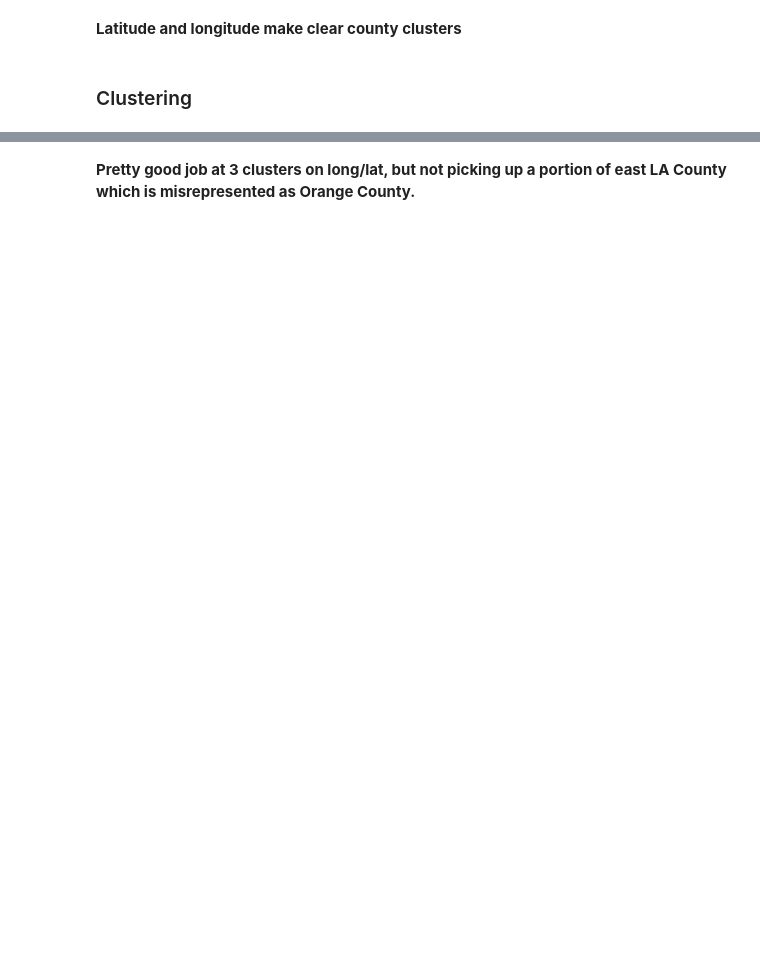
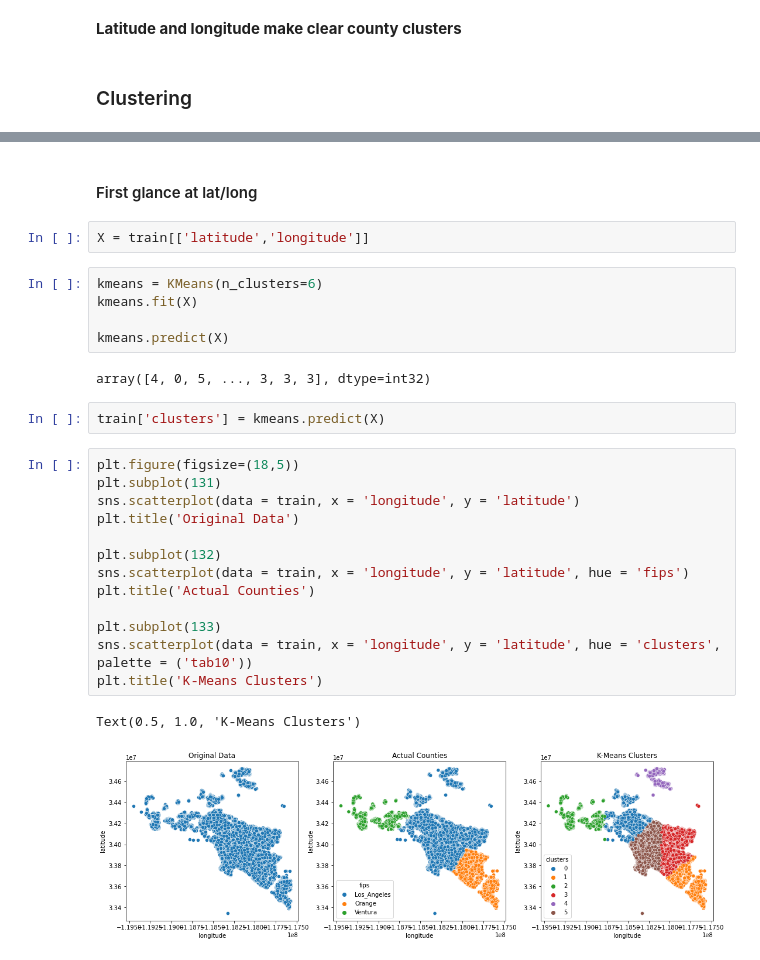
Before and after one commit to lochlynlaskowski/clustering-exercises, a Jupyter notebook: explore_zillow-project.ipynb, the cells around one changed output, grey strips where cells are left out. Cells and saved outputs as stored; diff of their text form; blank space fills up the shorter version.

```diff
--- a/explore_zillow-project.ipynb
+++ b/explore_zillow-project.ipynb
@@ -372,2 +336,29 @@ Text(0.5, 1.0, 'K-Means Clusters')
-# %% [markdown]
-**Pretty good job at 3 clusters on long/lat, but not picking up a portion of east LA County which is misrepresented as Orange County.**
+# %% [markdown]
+#### First glance at lat/long
+# %%
+X = train[['latitude','longitude']]
+# %%
+kmeans = KMeans(n_clusters=6)
+kmeans.fit(X)
+
+kmeans.predict(X)
+# %% [output]
+array([4, 0, 5, ..., 3, 3, 3], dtype=int32)
+# %%
+train['clusters'] = kmeans.predict(X)
+# %%
+plt.figure(figsize=(18,5))
+plt.subplot(131)
+sns.scatterplot(data = train, x = 'longitude', y = 'latitude')
+plt.title('Original Data')
+
+plt.subplot(132)
+sns.scatterplot(data = train, x = 'longitude', y = 'latitude', hue = 'fips')
+plt.title('Actual Counties')
+
+plt.subplot(133)
+sns.scatterplot(data = train, x = 'longitude', y = 'latitude', hue = 'clusters', palette = ('tab10'))
+plt.title('K-Means Clusters')
+# %% [output]
+Text(0.5, 1.0, 'K-Means Clusters')
+[figure, added]
```
Also changed, not shown: parts of 22 cells of this notebook, 2 other files.
